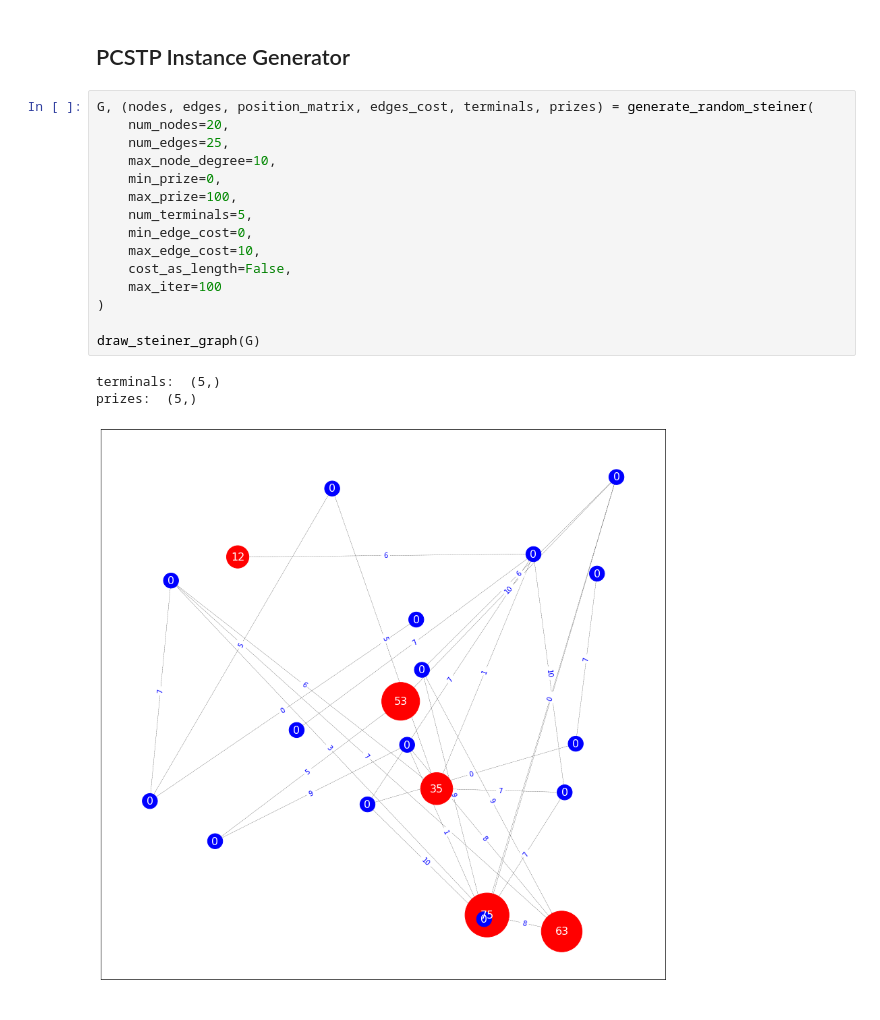
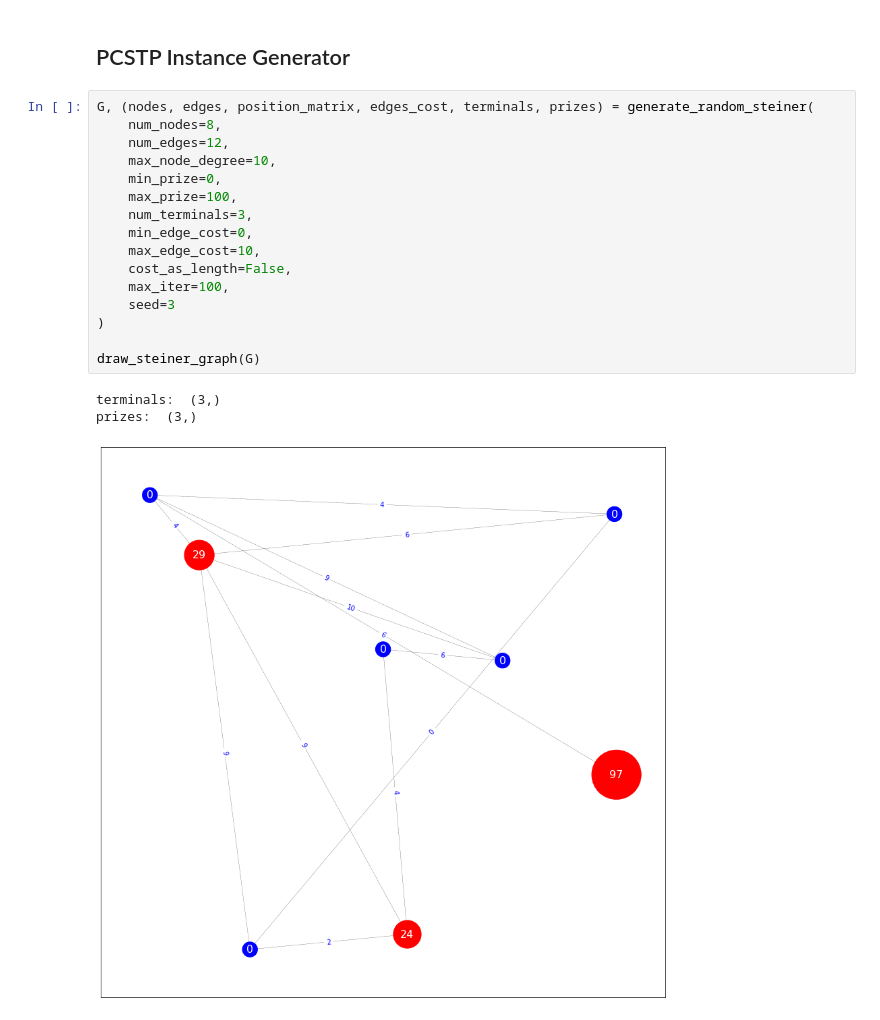
Before and after one commit to viniciusdsmello/prize-collecting-steiner-tree, a Jupyter notebook: notebooks/instance_generation.ipynb, the cells around one changed output. Drawn from its saved outputs; the diff is of its cells as text.

```diff
--- a/notebooks/instance_generation.ipynb
+++ b/notebooks/instance_generation.ipynb
@@ -14,20 +14,21 @@ from pcstp.utils.draw import draw_steiner_graph
 ## PCSTP Instance Generator
 # %%
 G, (nodes, edges, position_matrix, edges_cost, terminals, prizes) = generate_random_steiner(
-    num_nodes=20,
-    num_edges=25,
+    num_nodes=8,
+    num_edges=12,
     max_node_degree=10,
     min_prize=0,
     max_prize=100,
-    num_terminals=5,
+    num_terminals=3,
     min_edge_cost=0,
     max_edge_cost=10,
     cost_as_length=False,
-    max_iter=100
+    max_iter=100,
+    seed=3
 )
 
 draw_steiner_graph(G)
 # %% [output]
-terminals:  (5,)
-prizes:  (5,)
+terminals:  (3,)
+prizes:  (3,)
-[figure, old version]
+[figure, new version]
```
Also changed, not shown: 9 other files.
